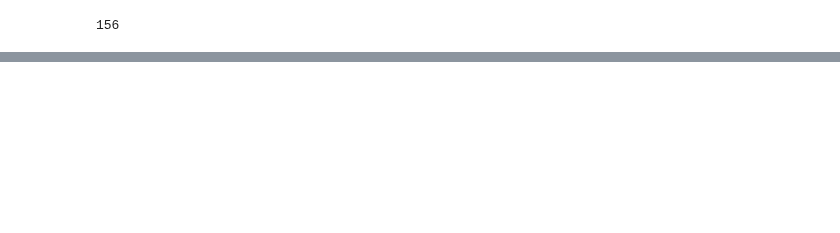
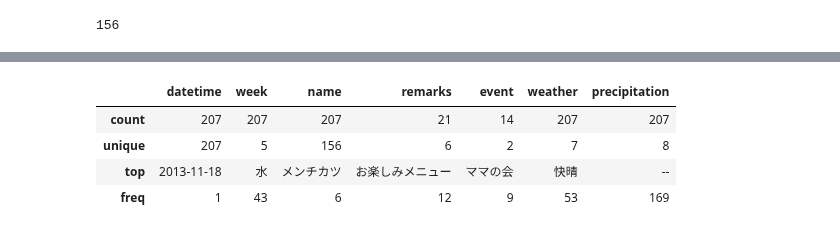
Before and after one commit to hiro106/signate-bento-sales-prediction, a Jupyter notebook: bento_demand_prediction_signate.ipynb, the cells around one changed output, grey strips where cells are left out. Drawn from its saved outputs; the diff is of its cells as text; code cells hidden in the pictures; blank space fills up the shorter version.

```diff
--- a/bento_demand_prediction_signate.ipynb
+++ b/bento_demand_prediction_signate.ipynb
@@ -227,0 +250,8 @@ print(train.loc[train['payday'] == 1.0])
+# %%
+train.describe(include="O")
+# %% [output]
+|  | datetime | week | name | remarks | event | weather | precipitation |
+| count | 207 | 207 | 207 | 21 | 14 | 207 | 207 |
+| unique | 207 | 5 | 156 | 6 | 2 | 7 | 8 |
+| top | 2013-11-18 | 水 | メンチカツ | お楽しみメニュー | ママの会 | 快晴 | -- |
+| freq | 1 | 43 | 6 | 12 | 9 | 53 | 169 |
```
Also changed, not shown: parts of 5 cells of this notebook.
